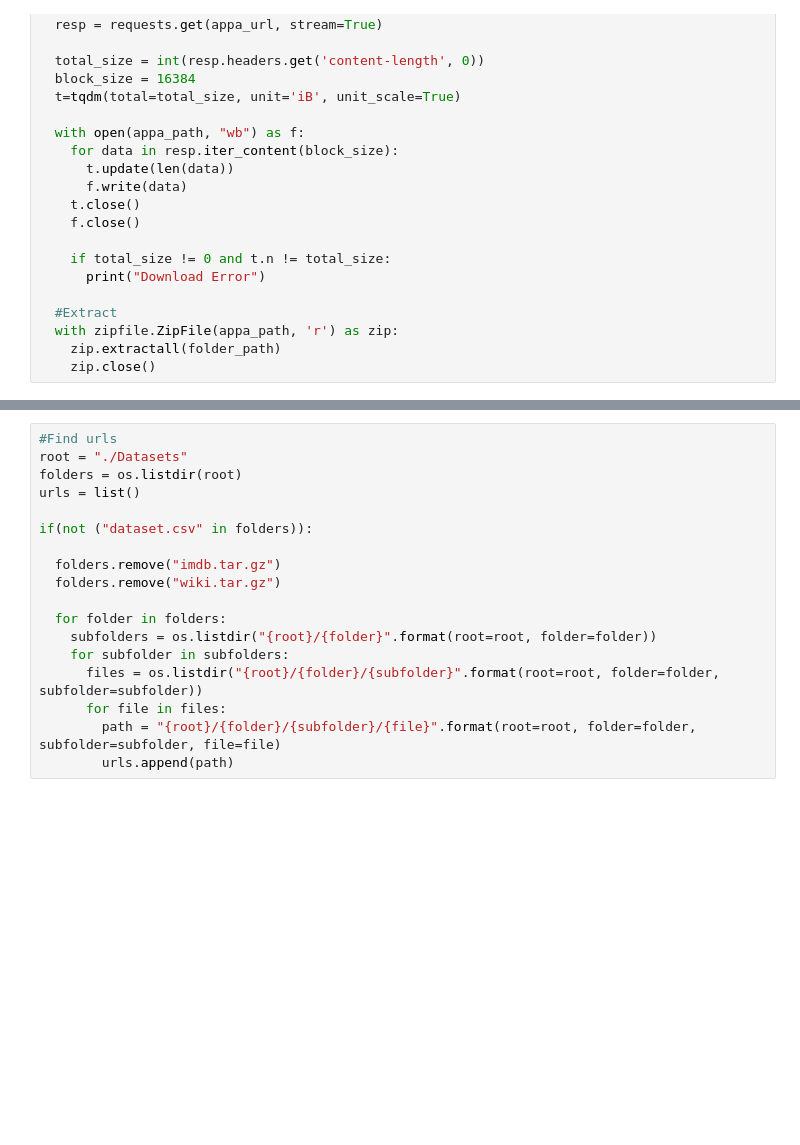
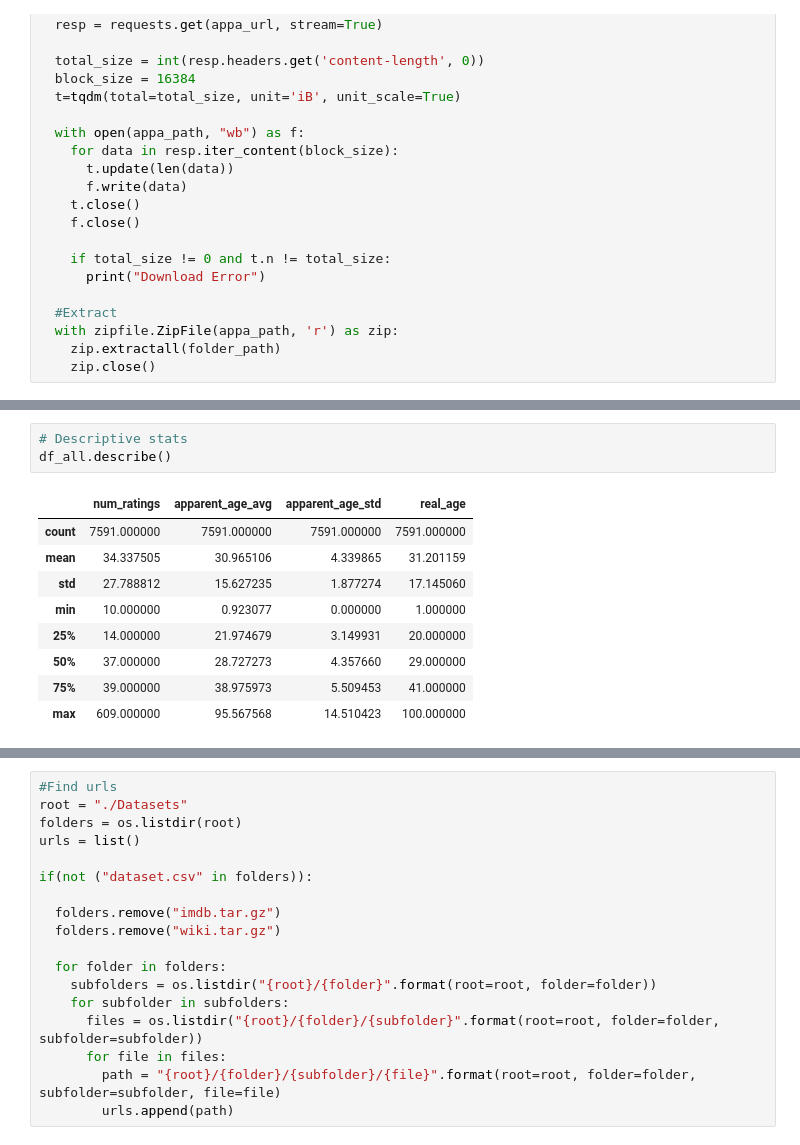
Before and after one commit to elpapi42/AgeClassifier, a Jupyter notebook: AgeClassifier.ipynb, the cells around one changed output, grey strips where cells are left out. Cells and saved outputs as stored; diff of their text form; blank space fills up the shorter version.

```diff
--- a/AgeClassifier.ipynb
+++ b/AgeClassifier.ipynb
@@ -62,0 +95,13 @@ if(not(os.path.exists(appa_path) and os.path.isfile(appa_path))):
+# %%
+# Descriptive stats
+df_all.describe()
+# %% [output]
+|  | num_ratings | apparent_age_avg | apparent_age_std | real_age |
+| count | 7591.000000 | 7591.000000 | 7591.000000 | 7591.000000 |
+| mean | 34.337505 | 30.965106 | 4.339865 | 31.201159 |
+| std | 27.788812 | 15.627235 | 1.877274 | 17.145060 |
+| min | 10.000000 | 0.923077 | 0.000000 | 1.000000 |
+| 25% | 14.000000 | 21.974679 | 3.149931 | 20.000000 |
+| 50% | 37.000000 | 28.727273 | 4.357660 | 29.000000 |
+| 75% | 39.000000 | 38.975973 | 5.509453 | 41.000000 |
+| max | 609.000000 | 95.567568 | 14.510423 | 100.000000 |
```
Also changed, not shown: parts of 12 cells of this notebook.
